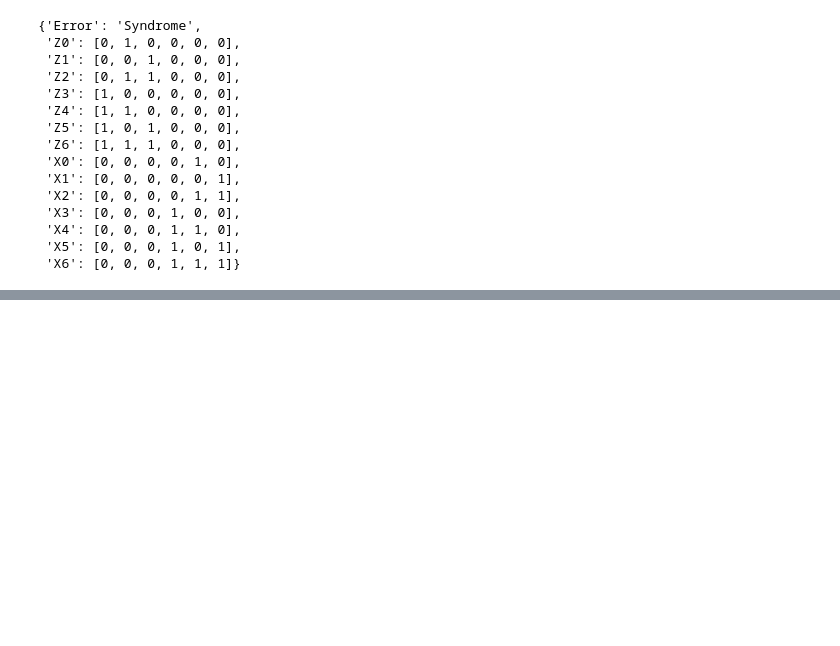
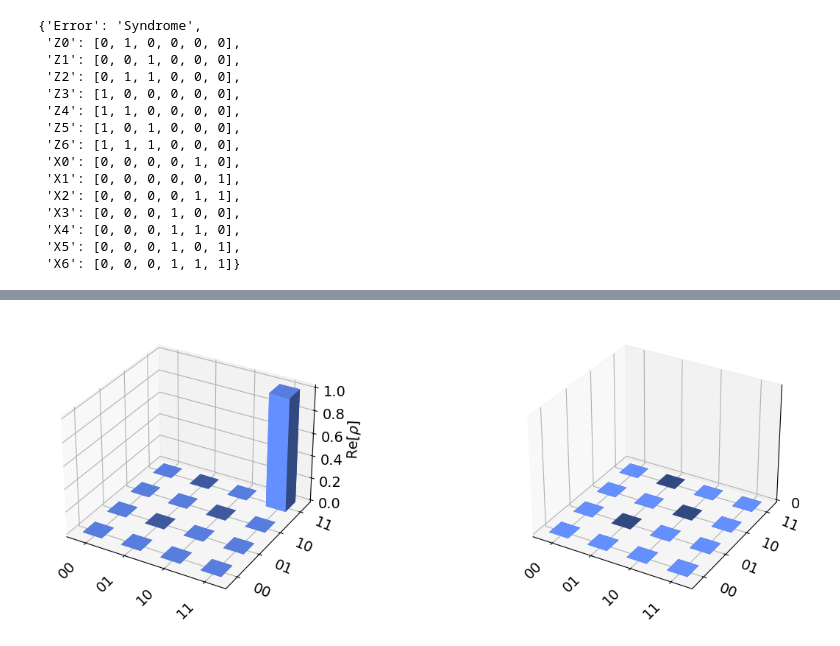
Before and after one commit to Vladlen24/ML4Q, a Jupyter notebook: stean_code.ipynb, the cells around one changed output, grey strips where cells are left out. Drawn from its saved outputs; the diff is of its cells as text; code cells hidden in the pictures; blank space fills up the shorter version.

```diff
--- a/stean_code.ipynb
+++ b/stean_code.ipynb
@@ -231,0 +293,45 @@ IndexError: list index out of range
+# %%
+qreg = QuantumRegister(7)
+creg = ClassicalRegister(7)
+circuit = QuantumCircuit(qreg, creg)
+
+circuit.x(1)
+circuit.measure(qreg, creg)
+with circuit.if_test((creg[0], 0)) as else_:
+    with circuit.if_test((creg[1], 0)):
+        with circuit.if_test((creg[2], 1)):
+            circuit.x(1)
+    with circuit.if_test((creg[1], 1)):
+        with circuit.if_test((creg[2], 0)):
+            circuit.x(0)
+        with circuit.if_test((creg[2], 1)):
+            circuit.x(2)
+with else_:
+    with circuit.if_test((creg[1], 0)):
+        with circuit.if_test((creg[2], 0)):
+            circuit.x(3)
+        with circuit.if_test((creg[2], 1)):
+            circuit.x(5)
+    with circuit.if_test((creg[1], 1)):
+        with circuit.if_test((creg[2], 0)):
+            circuit.x(4)
+        with circuit.if_test((creg[2], 1)):
+            circuit.x(6)
+
+circuit.measure(qreg, creg)
+
+circuit.save_statevector()
+
+backend = Aer.get_backend('aer_simulator_statevector')
+circuit_transpiled = transpile(circuit, backend)
+job = backend.run(circuit_transpiled, shots=1000, dynamic=True)
+result = job.result().get_statevector(circuit)
+# result = job.result().get_counts(0)
+# counts = result.sample_counts(shots=10000)
+# plot_histogram(result)
+# print(result.get_counts(0))
+# circuit.draw('mpl')
+reduced_state = partial_trace(result, range(2,7))
+plot_state_city(reduced_state.data)
+# %% [output]
+[figure, added]
```
Also changed, not shown: parts of 12 cells of this notebook.
